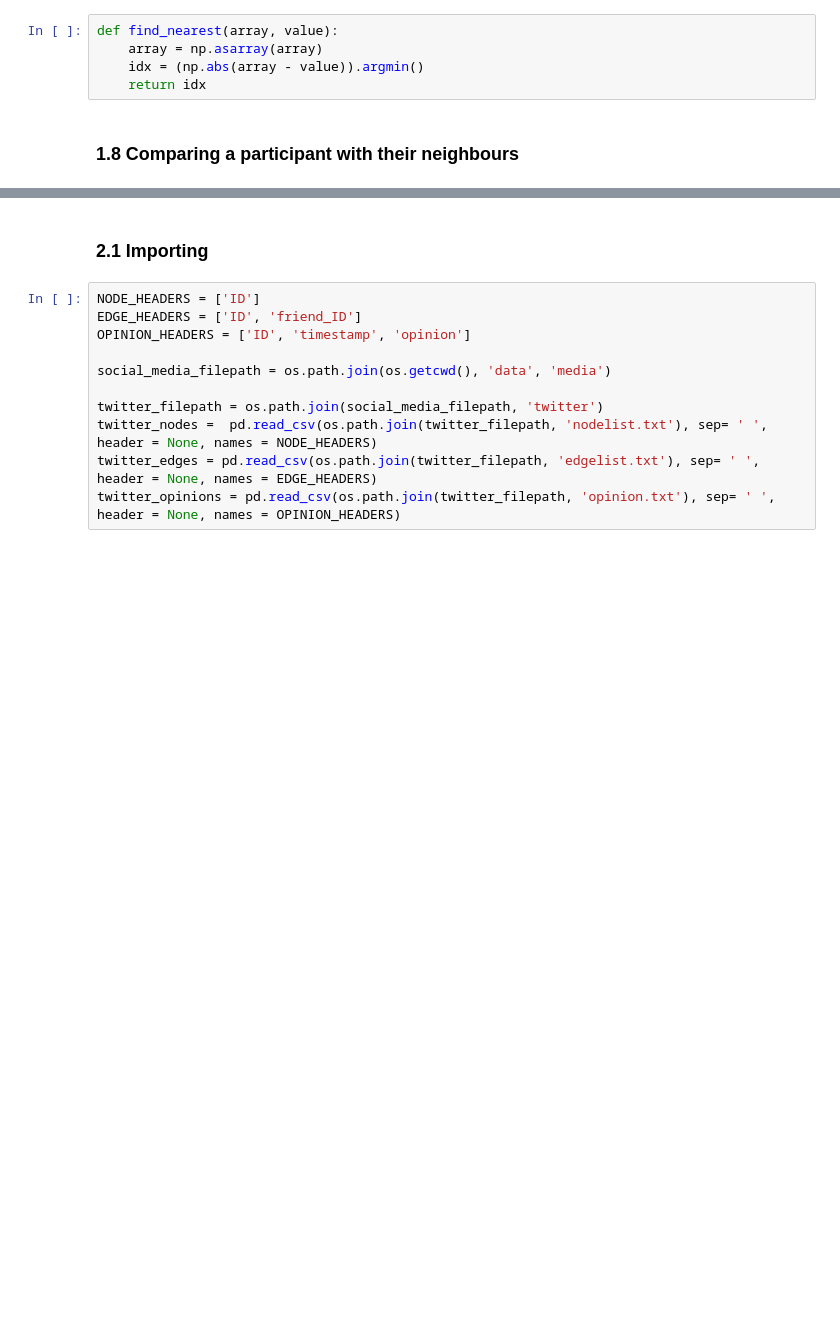
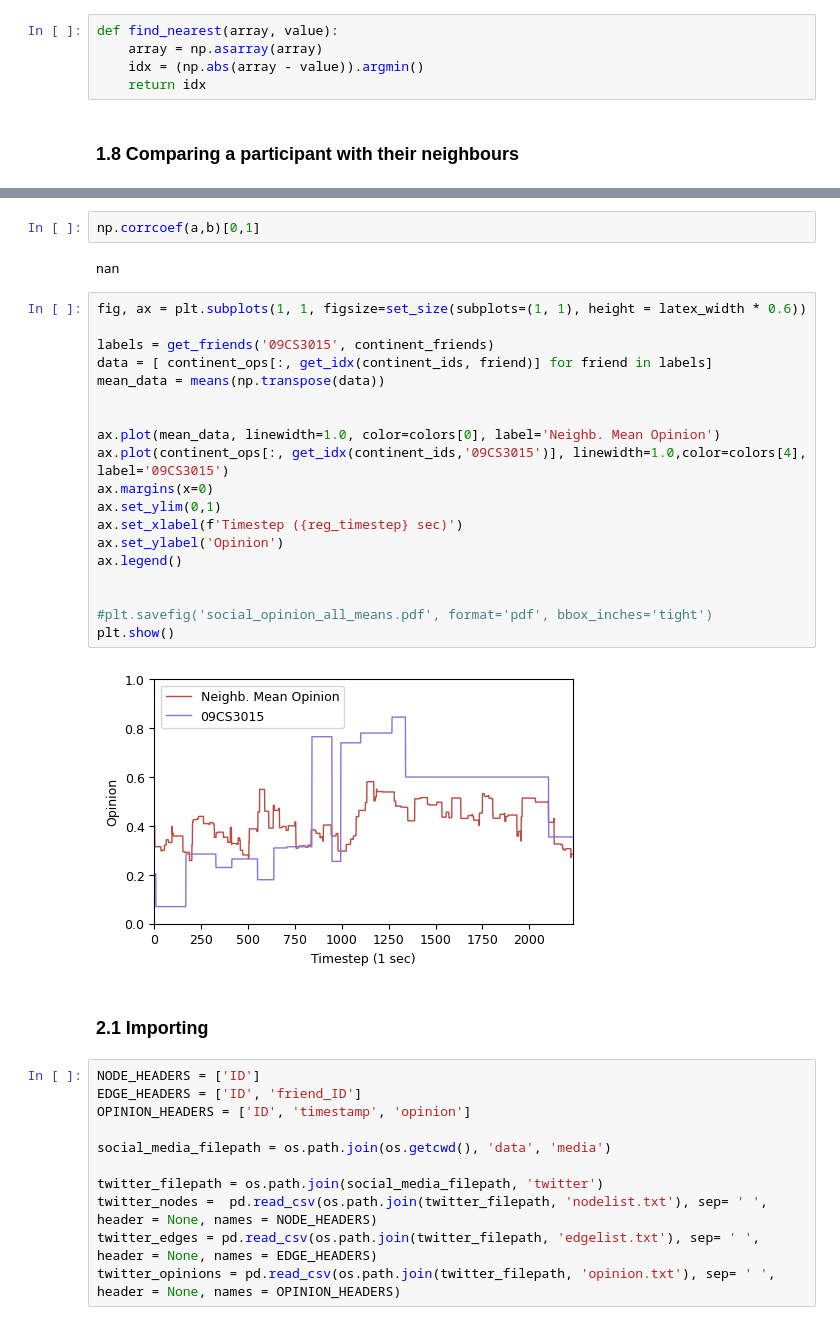
Before and after one commit to J0HNN7G/politic-polar-epsrc, a Jupyter notebook: exploration.ipynb, the cells around one changed output, grey strips where cells are left out. Drawn from its saved outputs; the diff is of its cells as text; blank space fills up the shorter version.

```diff
--- a/exploration.ipynb
+++ b/exploration.ipynb
@@ -874,3 +865,28 @@ June 2012.
+# %%
+np.corrcoef(a,b)[0,1]
+# %% [output]
+nan
+# %%
+fig, ax = plt.subplots(1, 1, figsize=set_size(subplots=(1, 1), height = latex_width * 0.6))
+
+labels = get_friends('09CS3015', continent_friends)
+data = [ continent_ops[:, get_idx(continent_ids, friend)] for friend in labels]
+mean_data = means(np.transpose(data))
+
+
+ax.plot(mean_data, linewidth=1.0, color=colors[0], label='Neighb. Mean Opinion')
+ax.plot(continent_ops[:, get_idx(continent_ids,'09CS3015')], linewidth=1.0,color=colors[4], label='09CS3015')
+ax.margins(x=0)
+ax.set_ylim(0,1)
+ax.set_xlabel(f'Timestep ({reg_timestep} sec)')
+ax.set_ylabel('Opinion')
+ax.legend()
+
+
+#plt.savefig('social_opinion_all_means.pdf', format='pdf', bbox_inches='tight')
+plt.show()
+# %% [output]
+[figure, added]
 # %% [markdown]
 ### 2.1 Importing
 # %%
```
Also changed, not shown: parts of 15 cells of this notebook.
